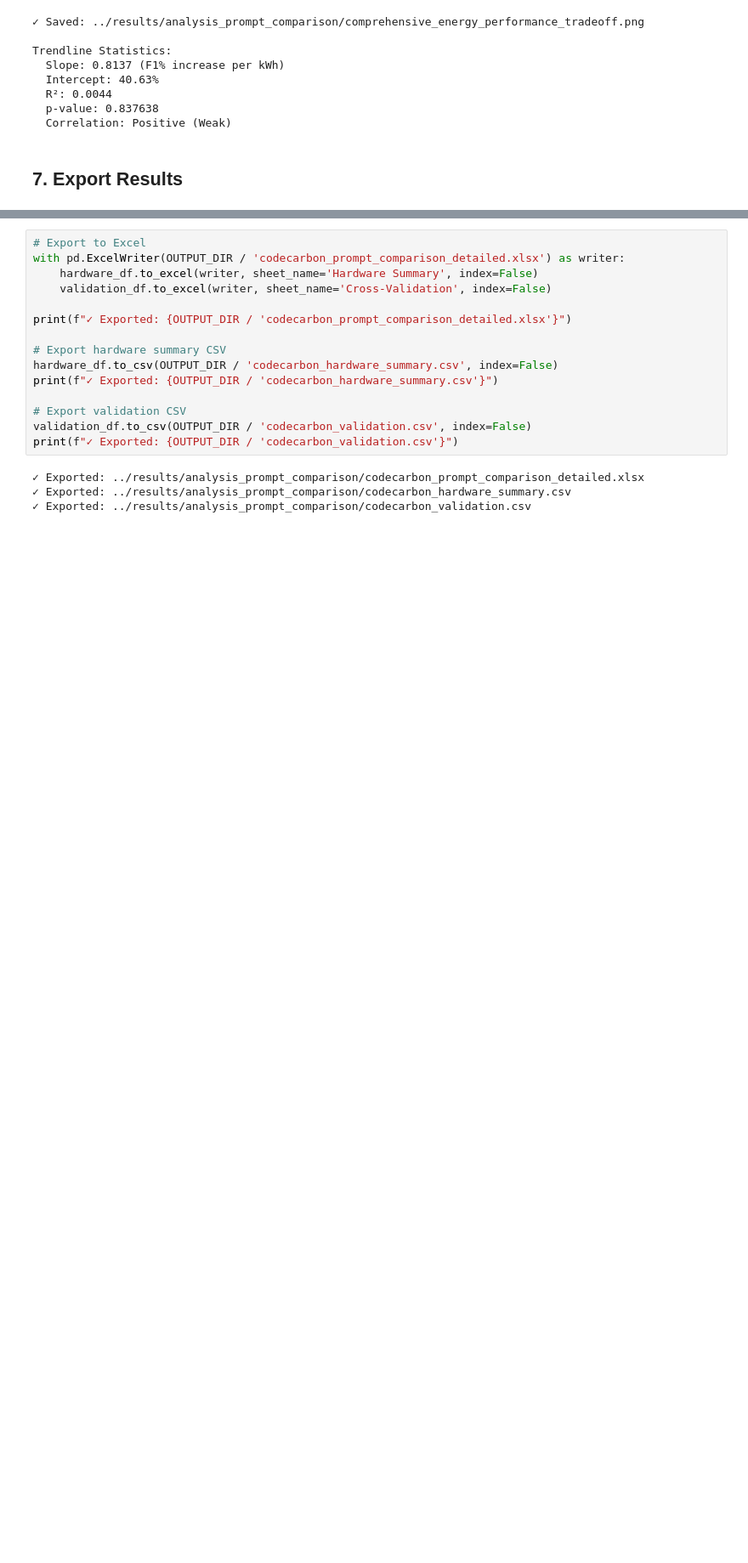
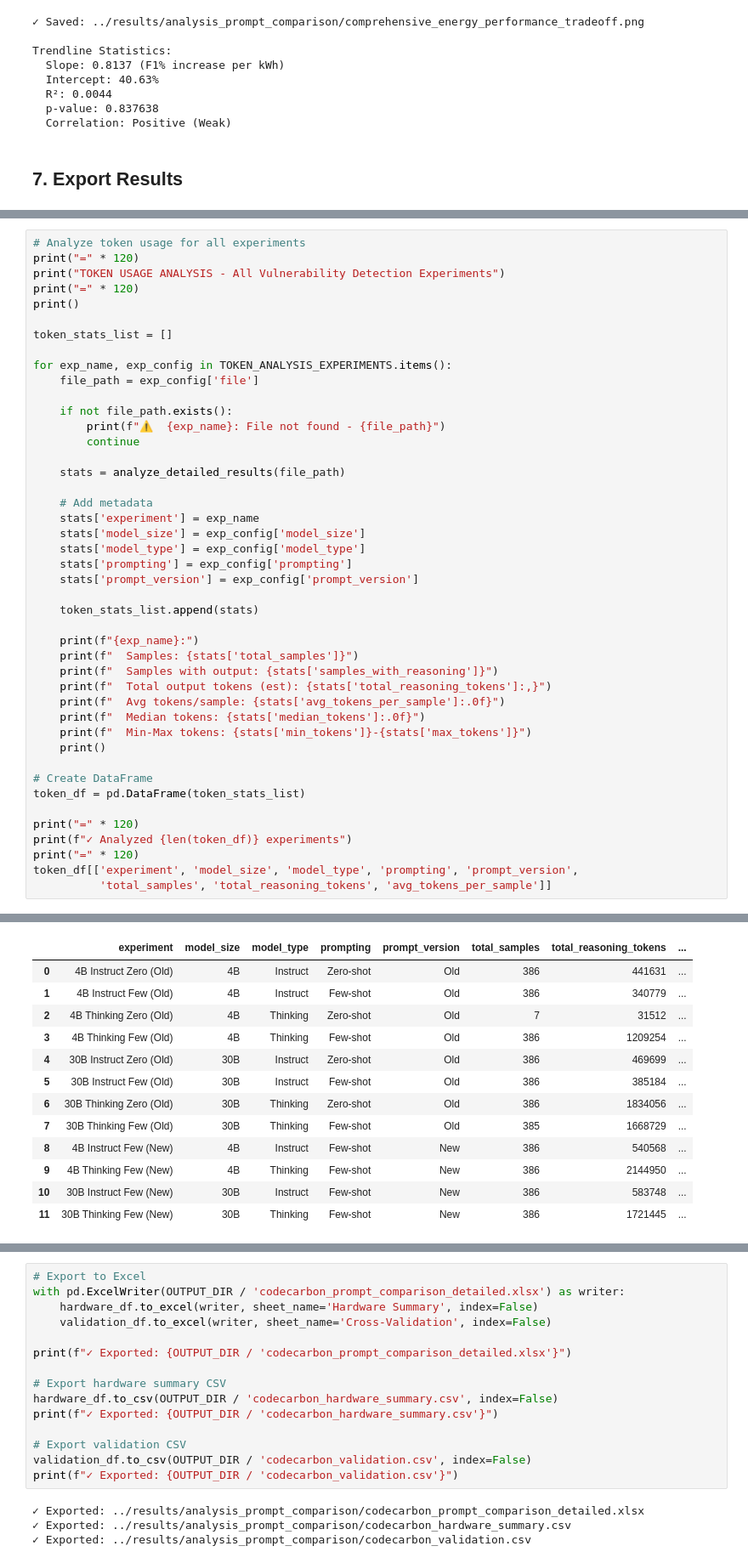
Before and after one commit to unused1/agent-green, a Jupyter notebook: notebooks/rq1_prompt_comparison_codecarbon_analysis_executed.ipynb, the cells around one changed output, grey strips where cells are left out. Shown: that part at 85% size. Saved outputs shown, nothing was run; the diff lists cells and outputs as text; blank space fills up the shorter version.

```diff
--- a/notebooks/rq1_prompt_comparison_codecarbon_analysis_executed.ipynb
+++ b/notebooks/rq1_prompt_comparison_codecarbon_analysis_executed.ipynb
@@ -628,0 +769,45 @@ Trendline Statistics:
+# %%
+# Analyze token usage for all experiments
+print("=" * 120)
+print("TOKEN USAGE ANALYSIS - All Vulnerability Detection Experiments")
+print("=" * 120)
+print()
+
+token_stats_list = []
+
+for exp_name, exp_config in TOKEN_ANALYSIS_EXPERIMENTS.items():
+    file_path = exp_config['file']
+
+    if not file_path.exists():
+        print(f"⚠️  {exp_name}: File not found - {file_path}")
+        continue
+
+    stats = analyze_detailed_results(file_path)
+
+    # Add metadata
+    stats['experiment'] = exp_name
+    stats['model_size'] = exp_config['model_size']
+    stats['model_type'] = exp_config['model_type']
+    stats['prompting'] = exp_config['prompting']
+    stats['prompt_version'] = exp_config['prompt_version']
+
+    token_stats_list.append(stats)
+
+    print(f"{exp_name}:")
+    print(f"  Samples: {stats['total_samples']}")
+    print(f"  Samples with output: {stats['samples_with_reasoning']}")
+    print(f"  Total output tokens (est): {stats['total_reasoning_tokens']:,}")
+    print(f"  Avg tokens/sample: {stats['avg_tokens_per_sample']:.0f}")
+    print(f"  Median tokens: {stats['median_tokens']:.0f}")
+    print(f"  Min-Max tokens: {stats['min_tokens']}-{stats['max_tokens']}")
+    print()
+
+# Create DataFrame
+token_df = pd.DataFrame(token_stats_list)
+
+print("=" * 120)
+print(f"✓ Analyzed {len(token_df)} experiments")
+print("=" * 120)
+token_df[['experiment', 'model_size', 'model_type', 'prompting', 'prompt_version',
+          'total_samples', 'total_reasoning_tokens', 'avg_tokens_per_sample']]
+# %% [output]
@@ -628,0 +831,13 @@ Trendline Statistics:
+|  | experiment | model_size | model_type | prompting | prompt_version | total_samples | total_reasoning_tokens | ... |
+| 0 | 4B Instruct Zero (Old) | 4B | Instruct | Zero-shot | Old | 386 | 441631 | ... |
+| 1 | 4B Instruct Few (Old) | 4B | Instruct | Few-shot | Old | 386 | 340779 | ... |
+| 2 | 4B Thinking Zero (Old) | 4B | Thinking | Zero-shot | Old | 7 | 31512 | ... |
+| 3 | 4B Thinking Few (Old) | 4B | Thinking | Few-shot | Old | 386 | 1209254 | ... |
+| 4 | 30B Instruct Zero (Old) | 30B | Instruct | Zero-shot | Old | 386 | 469699 | ... |
+| 5 | 30B Instruct Few (Old) | 30B | Instruct | Few-shot | Old | 386 | 385184 | ... |
+| 6 | 30B Thinking Zero (Old) | 30B | Thinking | Zero-shot | Old | 386 | 1834056 | ... |
+| 7 | 30B Thinking Few (Old) | 30B | Thinking | Few-shot | Old | 385 | 1668729 | ... |
+| 8 | 4B Instruct Few (New) | 4B | Instruct | Few-shot | New | 386 | 540568 | ... |
+| 9 | 4B Thinking Few (New) | 4B | Thinking | Few-shot | New | 386 | 2144950 | ... |
+| 10 | 30B Instruct Few (New) | 30B | Instruct | Few-shot | New | 386 | 583748 | ... |
+| 11 | 30B Thinking Few (New) | 30B | Thinking | Few-shot | New | 386 | 1721445 | ... |
```
Also changed, not shown: parts of 12 cells of this notebook, 9 other files.
